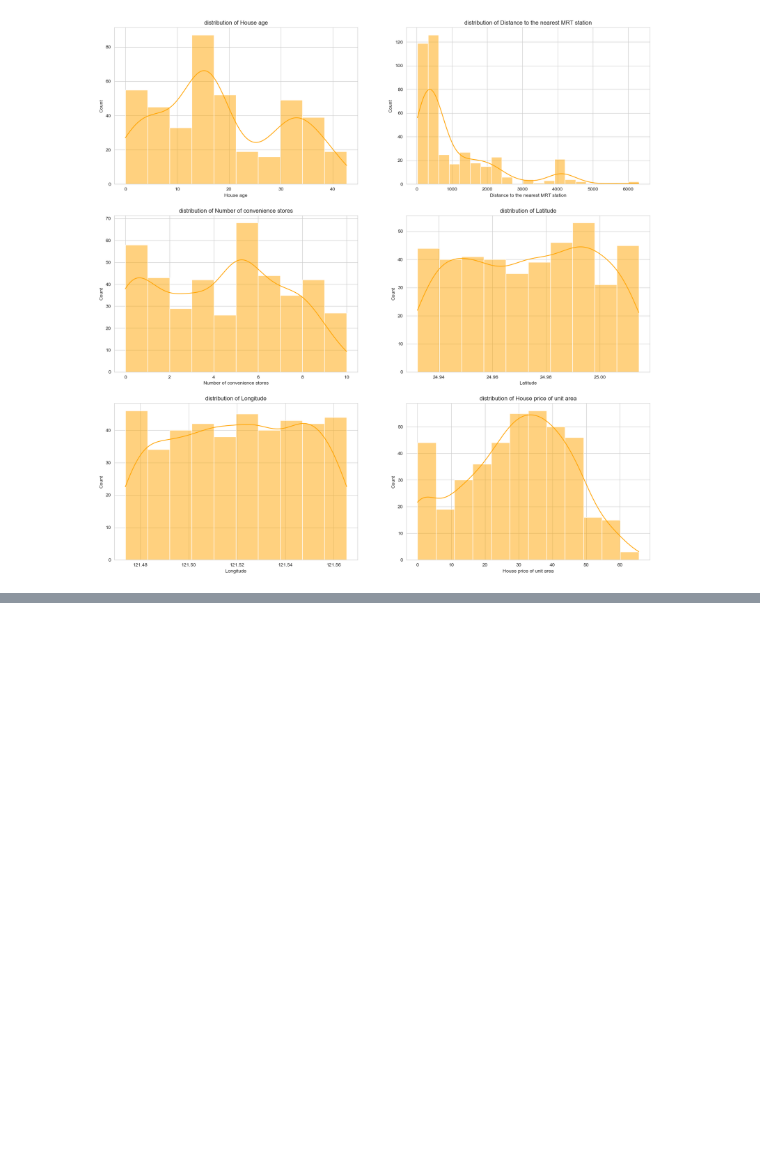
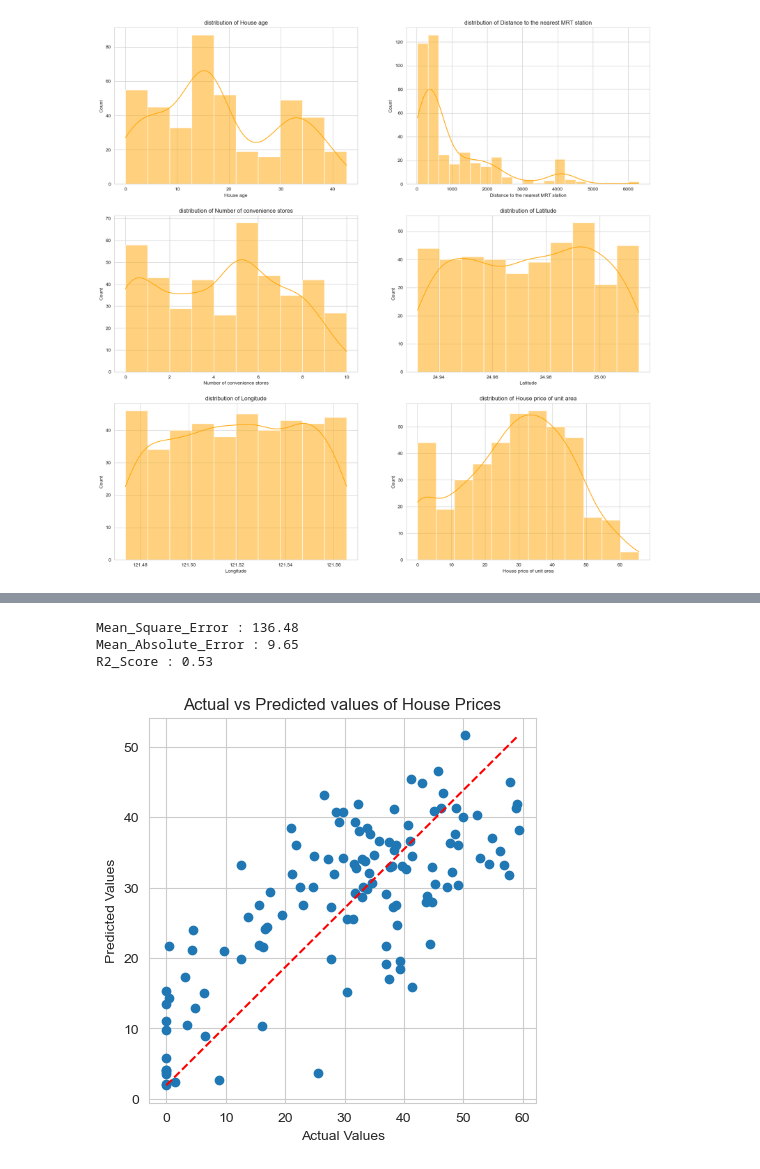
Before and after one commit to jagadabhijaswanth/Real-Estate-Price-Prediction, a Jupyter notebook: model.ipynb, the cells around one changed output, grey strips where cells are left out. Saved outputs shown, nothing was run; the diff lists cells and outputs as text; code cells hidden in the pictures; blank space fills up the shorter version.

```diff
--- a/model.ipynb
+++ b/model.ipynb
@@ -128,0 +183,42 @@ for i,col in enumerate(char):
+# %%
+from sklearn.preprocessing import StandardScaler
+from sklearn.model_selection import train_test_split
+from sklearn.ensemble import RandomForestRegressor
+from sklearn.metrics import mean_absolute_error, mean_squared_error, r2_score
+
+actual = data.drop(['Transaction date','House price of unit area'],axis=1)
+target = data['House price of unit area']
+
+X_train, X_test, Y_train, Y_test = train_test_split(actual, target, test_size=0.3, random_state=42)
+
+#stand = StandardScaler()
+#X_train_stand = stand.fit_transform(X_train)
+#X_test_stand = stand.transform(X_test)
+
+model_ = RandomForestRegressor(n_estimators=100, random_state=42)
+model_.fit(X_train,Y_train)
+
+pred = model_.predict(X_test)
+
+
+Mean_Square_Error_Random_Forest = mean_squared_error(Y_test, pred)
+Mean_Absolute_Error_Random_Forest = mean_absolute_error(Y_test, pred)
+R2_Score_Random_Forest = r2_score(Y_test, pred)
+
+print(f'Mean_Square_Error : {Mean_Square_Error_Random_Forest:.2f}')
+print(f'Mean_Absolute_Error : {Mean_Absolute_Error_Random_Forest:.2f}')
+print(f'R2_Score : {R2_Score_Random_Forest:.2f}')
+# %% [output]
+Mean_Square_Error : 136.48
+Mean_Absolute_Error : 9.65
+R2_Score : 0.53
+# %%
+plt.figure(figsize=(5,5))
+plt.scatter(Y_test, pred)
+plt.plot([Y_test.min(),Y_test.max()], [pred.min(),pred.max()],'k--',color='red')
+plt.title('Actual vs Predicted values of House Prices')
+plt.xlabel('Actual Values')
+plt.ylabel('Predicted Values')
+plt.show()
+# %% [output]
+[figure, added]
```
Also changed, not shown: parts of 13 cells of this notebook.
